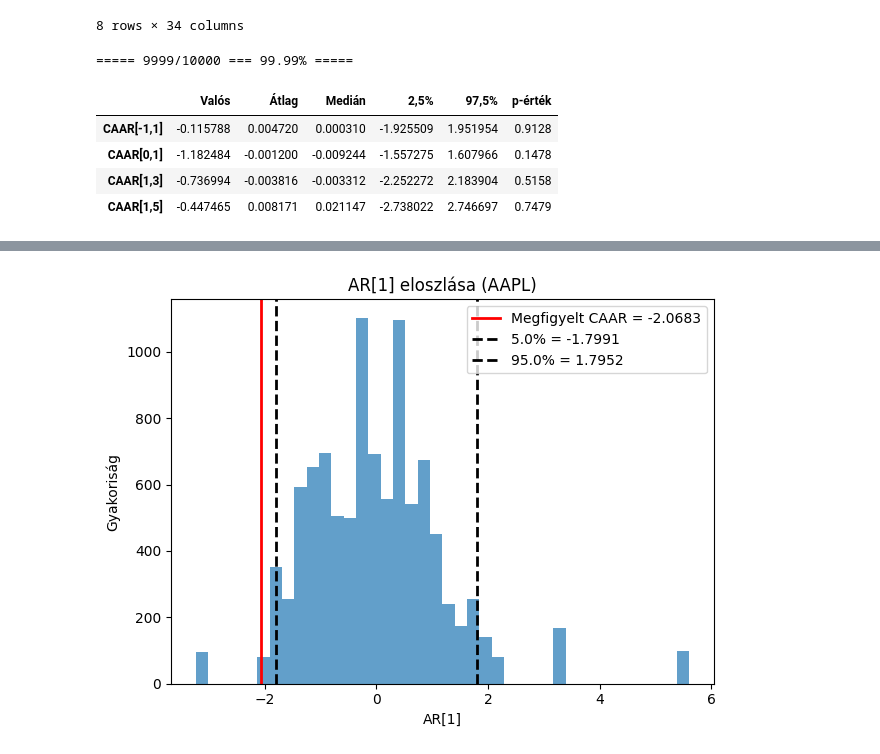
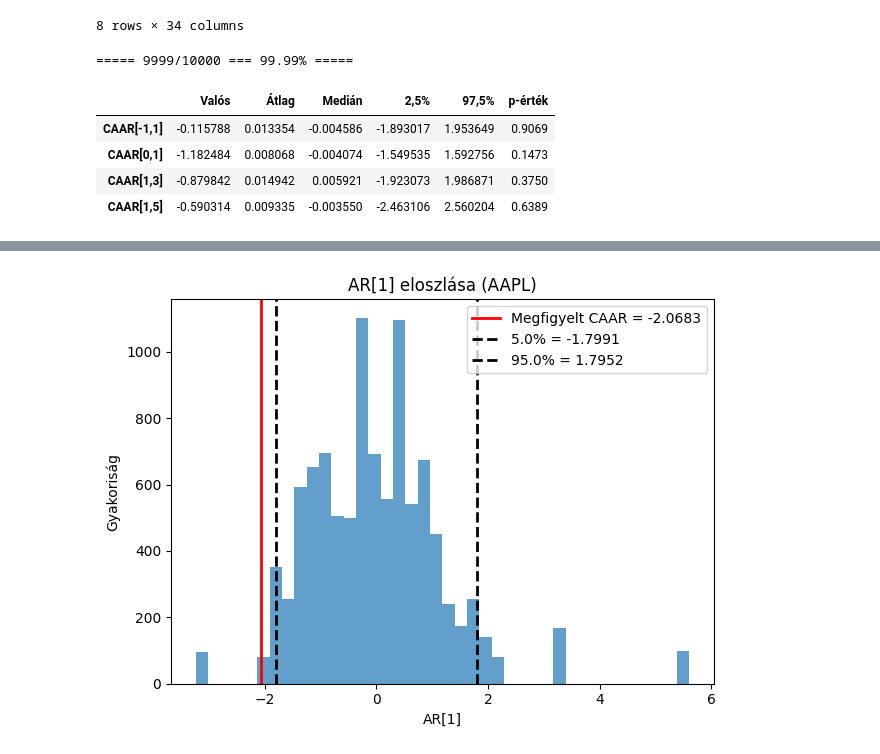
Before and after one commit to orsimarcell/Trump-effect-on-US-stocks, a Jupyter notebook: event_study.ipynb, the cells around one changed output, grey strips where cells are left out. Cells and saved outputs as stored; diff of their text form; code cells hidden in the pictures.

```diff
--- a/event_study.ipynb
+++ b/event_study.ipynb
@@ -146,58 +157,58 @@ for i in range(M):
     print(f"===== {i}/{M} === {100*i/M:.2f}% =====",end="\r")
     df_boot=df.loc[estimation_window,:].sample(T,replace=True)
     X_boot=sm.add_constant(df_boot.iloc[:,-7:])
-    Y_boot=df_boot.iloc[:,:-7]
+    Y_boot=df_boot.loc[:,stocks_trump+stocks_harris+stocks_tech]
     model_boot=sm.OLS(Y_boot,X_boot).fit()
     Y_pred_boot=model_boot.predict(X_event)
     AR_boot=pd.DataFrame(
-        Y_event.values-Y_pred_boot.values,
+        Y_event.loc[:,stocks_trump+stocks_harris+stocks_tech].values-Y_pred_boot.values,
         index=Y_event.index,
-        columns=Y_event.columns
+        columns=stocks_trump+stocks_harris+stocks_tech
     )
     AR_boot=AR_boot.reset_index(drop=True)
     AR_boot.index-=2
 
     CAAR_m1_p1_boot.append(AR_boot[AR_boot.index.to_series().between(-1,1)].mean(axis=1).sum())
     CAAR_0_p1_boot.append(AR_boot[AR_boot.index.to_series().between(0,1)].mean(axis=1).sum())
     CAAR_p1_p3_boot.append(AR_boot[AR_boot.index.to_series().between(1,3)].mean(axis=1).sum())
     CAAR_p1_p5_boot.append(AR_boot[AR_boot.index.to_series().between(1,5)].mean(axis=1).sum())
 
     AR_boot_null=AR_estim.sample(len(event_window_idx),replace=True)
     AR_boot_null=AR_boot_null.reset_index(drop=True)
     AR_boot_null.index-=2
     CAAR_m1_p1_boot_null.append(AR_boot_null[AR_boot_null.index.to_series().between(-1,1)].mean(axis=1).sum())
     CAAR_0_p1_boot_null.append(AR_boot_null[AR_boot_null.index.to_series().between(0,1)].mean(axis=1).sum())
     CAAR_p1_p3_boot_null.append(AR_boot_null[AR_boot_null.index.to_series().between(1,3)].mean(axis=1).sum())
     CAAR_p1_p5_boot_null.append(AR_boot_null[AR_boot_null.index.to_series().between(1,5)].mean(axis=1).sum())
 
 CAAR_output_dict={
-    "Átlag":[np.mean(CAAR_m1_p1_boot),np.mean(CAAR_0_p1_boot),np.mean(CAAR_0_p3_boot),np.mean(CAAR_0_p5_boot)],
-    "Medián":[np.percentile(CAAR_m1_p1_boot,50),np.percentile(CAAR_0_p1_boot,50),np.percentile(CAAR_0_p3_boot,50),np.percentile(CAAR_0_p5_boot,50)],
-    "2,5%":[np.percentile(CAAR_m1_p1_boot,2.5),np.percentile(CAAR_0_p1_boot,2.5),np.percentile(CAAR_0_p3_boot,2.5),np.percentile(CAAR_0_p5_boot,2.5)],
-    "97,5%":[np.percentile(CAAR_m1_p1_boot,97.5),np.percentile(CAAR_0_p1_boot,97.5),np.percentile(CAAR_0_p3_boot,97.5),np.percentile(CAAR_0_p5_boot,97.5)]
+    "Átlag":[np.mean(CAAR_m1_p1_boot),np.mean(CAAR_0_p1_boot),np.mean(CAAR_p1_p3_boot),np.mean(CAAR_p1_p5_boot)],
+    "Medián":[np.percentile(CAAR_m1_p1_boot,50),np.percentile(CAAR_0_p1_boot,50),np.percentile(CAAR_p1_p3_boot,50),np.percentile(CAAR_p1_p5_boot,50)],
+    "2,5%":[np.percentile(CAAR_m1_p1_boot,2.5),np.percentile(CAAR_0_p1_boot,2.5),np.percentile(CAAR_p1_p3_boot,2.5),np.percentile(CAAR_p1_p5_boot,2.5)],
+    "97,5%":[np.percentile(CAAR_m1_p1_boot,97.5),np.percentile(CAAR_0_p1_boot,97.5),np.percentile(CAAR_p1_p3_boot,97.5),np.percentile(CAAR_p1_p5_boot,97.5)]
 }
 CAAR_output=pd.DataFrame(CAAR_output_dict,index=["CAAR[-1,1]","CAAR[0,1]","CAAR[1,3]","CAAR[1,5]"])
 
 CAAR_null_output_dict={
-    "Valós":[CAAR_event_m1_p1,CAAR_event_0_p1,CAAR_event_0_p3,CAAR_event_0_p5],
-    "Átlag":[np.mean(CAAR_m1_p1_boot_null),np.mean(CAAR_0_p1_boot_null),np.mean(CAAR_0_p3_boot_null),np.mean(CAAR_0_p5_boot_null)],
-    "Medián":[np.percentile(CAAR_m1_p1_boot_null,50),np.percentile(CAAR_0_p1_boot_null,50),np.percentile(CAAR_0_p3_boot_null,50),np.percentile(CAAR_0_p5_boot_null,50)],
-    "2,5%":[np.percentile(CAAR_m1_p1_boot_null,2.5),np.percentile(CAAR_0_p1_boot_null,2.5),np.percentile(CAAR_0_p3_boot_null,2.5),np.percentile(CAAR_0_p5_boot_null,2.5)],
-    "97,5%":[np.percentile(CAAR_m1_p1_boot_null,97.5),np.percentile(CAAR_0_p1_boot_null,97.5),np.percentile(CAAR_0_p3_boot_null,97.5),np.percentile(CAAR_0_p5_boot_null,97.5)],
+    "Valós":[CAAR_event_m1_p1,CAAR_event_0_p1,CAAR_event_p1_p3,CAAR_event_p1_p5],
+    "Átlag":[np.mean(CAAR_m1_p1_boot_null),np.mean(CAAR_0_p1_boot_null),np.mean(CAAR_p1_p3_boot_null),np.mean(CAAR_p1_p5_boot_null)],
+    "Medián":[np.percentile(CAAR_m1_p1_boot_null,50),np.percentile(CAAR_0_p1_boot_null,50),np.percentile(CAAR_p1_p3_boot_null,50),np.percentile(CAAR_p1_p5_boot_null,50)],
+    "2,5%":[np.percentile(CAAR_m1_p1_boot_null,2.5),np.percentile(CAAR_0_p1_boot_null,2.5),np.percentile(CAAR_p1_p3_boot_null,2.5),np.percentile(CAAR_p1_p5_boot_null,2.5)],
+    "97,5%":[np.percentile(CAAR_m1_p1_boot_null,97.5),np.percentile(CAAR_0_p1_boot_null,97.5),np.percentile(CAAR_p1_p3_boot_null,97.5),np.percentile(CAAR_p1_p5_boot_null,97.5)],
     "p-érték":[
         np.mean(np.abs(CAAR_m1_p1_boot_null)>=np.abs(CAAR_event_m1_p1)),
         np.mean(np.abs(CAAR_0_p1_boot_null)>=np.abs(CAAR_event_0_p1)),
-        np.mean(np.abs(CAAR_0_p3_boot_null)>=np.abs(CAAR_event_0_p3)),
-        np.mean(np.abs(CAAR_0_p5_boot_null)>=np.abs(CAAR_event_0_p5)),
+        np.mean(np.abs(CAAR_p1_p3_boot_null)>=np.abs(CAAR_event_p1_p3)),
+        np.mean(np.abs(CAAR_p1_p5_boot_null)>=np.abs(CAAR_event_p1_p5)),
     ]
 }
 CAAR_null_output=pd.DataFrame(CAAR_null_output_dict,index=["CAAR[-1,1]","CAAR[0,1]","CAAR[1,3]","CAAR[1,5]"])
-CAAR_null_output.to_excel("Tables/output.xlsx",sheet_name="CAAR")
+CAAR_null_output.to_excel("Tables/CAAR.xlsx",sheet_name="CAAR")
 CAAR_null_output.head()
 # %% [output]
 ===== 9999/10000 === 99.99% =====
 |  | Valós | Átlag | Medián | 2,5% | 97,5% | p-érték |
-| CAAR[-1,1] | -0.115788 | 0.004720 | 0.000310 | -1.925509 | 1.951954 | 0.9128 |
-| CAAR[0,1] | -1.182484 | -0.001200 | -0.009244 | -1.557275 | 1.607966 | 0.1478 |
-| CAAR[1,3] | -0.736994 | -0.003816 | -0.003312 | -2.252272 | 2.183904 | 0.5158 |
-| CAAR[1,5] | -0.447465 | 0.008171 | 0.021147 | -2.738022 | 2.746697 | 0.7479 |
+| CAAR[-1,1] | -0.115788 | 0.013354 | -0.004586 | -1.893017 | 1.953649 | 0.9069 |
+| CAAR[0,1] | -1.182484 | 0.008068 | -0.004074 | -1.549535 | 1.592756 | 0.1473 |
+| CAAR[1,3] | -0.879842 | 0.014942 | 0.005921 | -1.923073 | 1.986871 | 0.3750 |
+| CAAR[1,5] | -0.590314 | 0.009335 | -0.003550 | -2.463106 | 2.560204 | 0.6389 |
```
Also changed, not shown: parts of 15 cells of this notebook.
